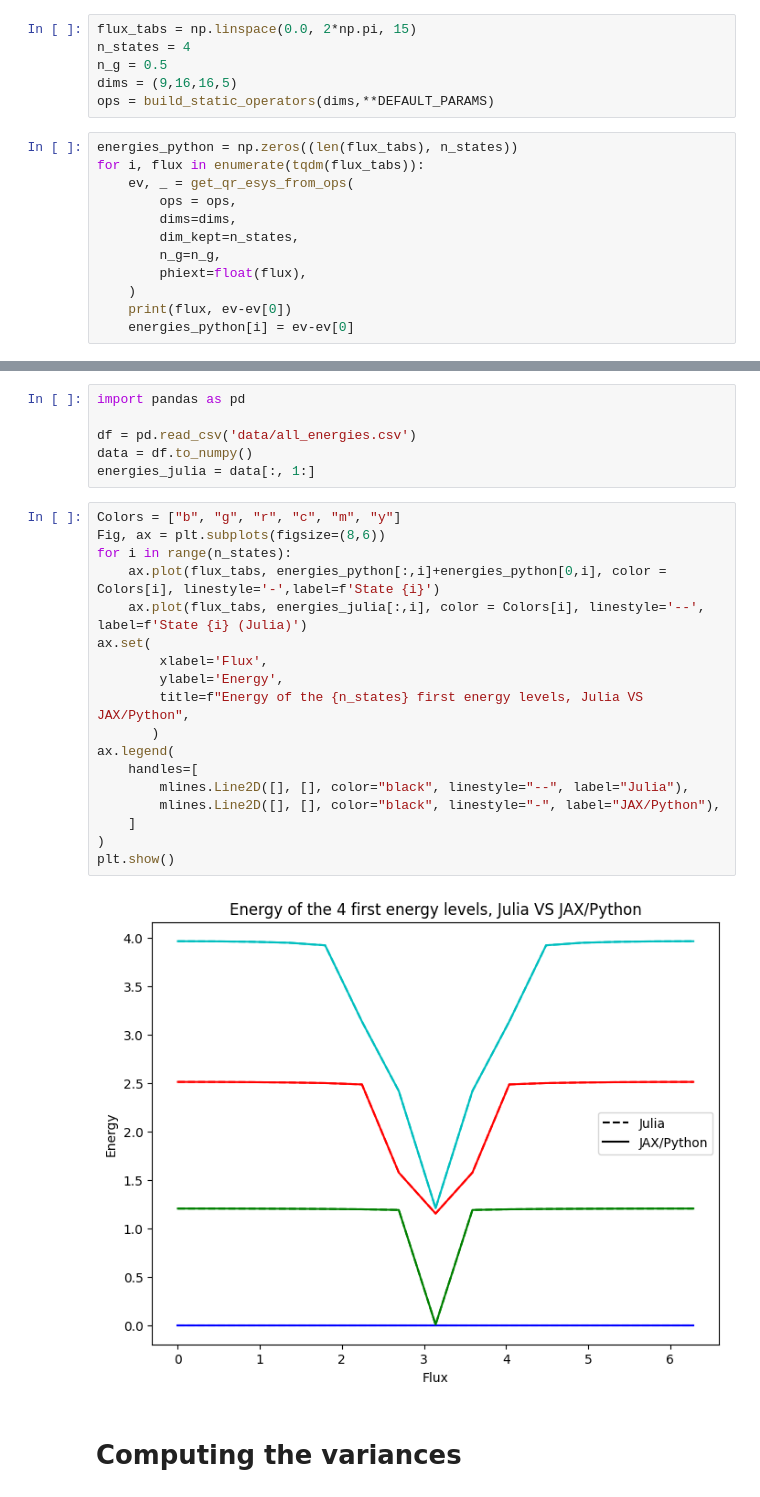
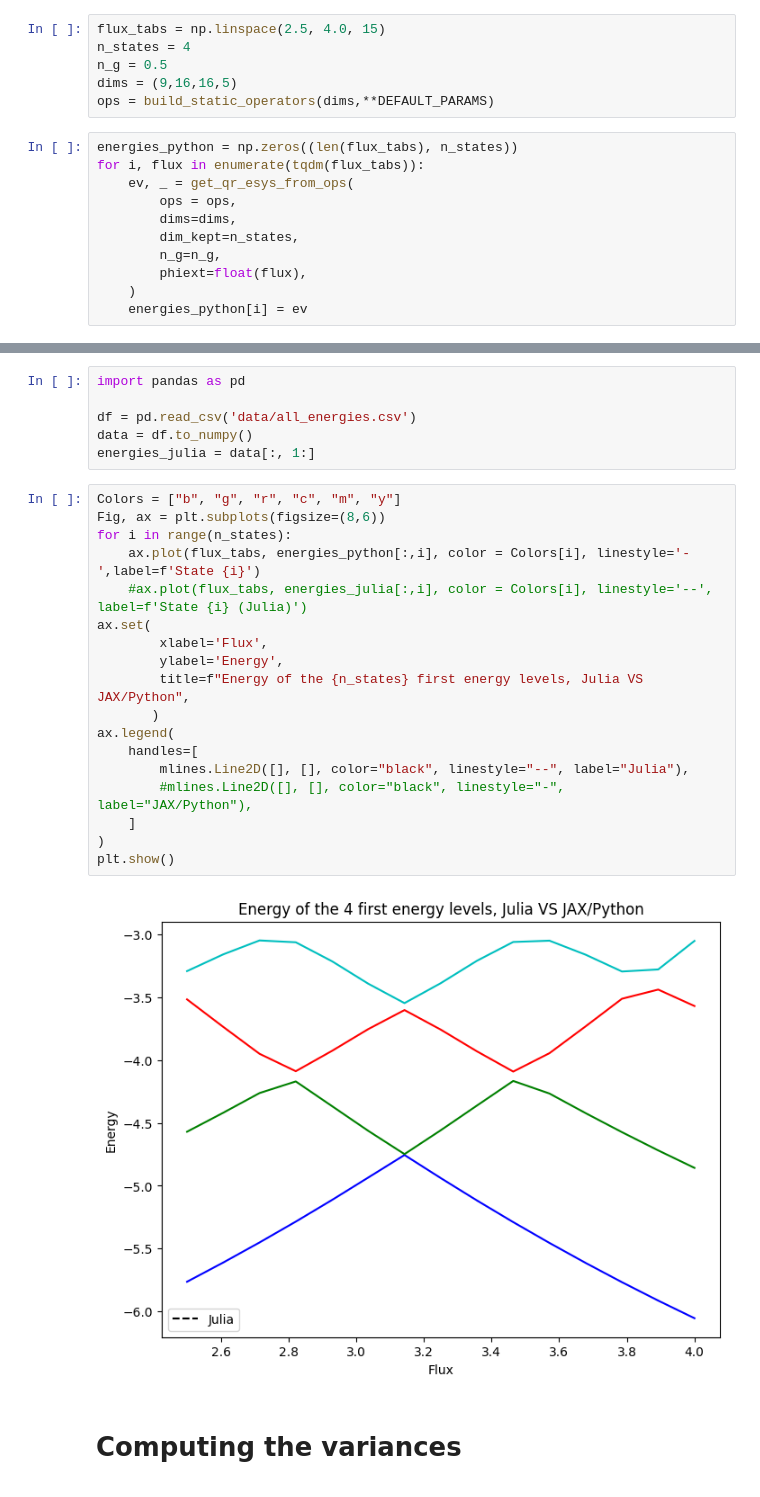
Before and after one commit to GabrielVandersippe/TR-informatique-quantique, a Jupyter notebook: kite/jax_VS_DMRG.ipynb, the cells around one changed output, grey strips where cells are left out. Cells and saved outputs as stored; diff of their text form.

Commit message:
New Plots

```diff
--- a/kite/jax_VS_DMRG.ipynb
+++ b/kite/jax_VS_DMRG.ipynb
@@ -1126,7 +1126,7 @@ from tqdm.notebook import tqdm
 The autoreload extension is already loaded. To reload it, use:
   %reload_ext autoreload
 # %%
-flux_tabs = np.linspace(0.0, 2*np.pi, 15)
+flux_tabs = np.linspace(2.5, 4.0, 15)
 n_states = 4
 n_g = 0.5
 dims = (9,16,16,5)
@@ -1141,5 +1141,4 @@ for i, flux in enumerate(tqdm(flux_tabs)):
         n_g=n_g,
         phiext=float(flux),
     )
-    print(flux, ev-ev[0])
-    energies_python[i] = ev-ev[0]
+    energies_python[i] = ev
@@ -1168,23 +1151,23 @@ energies_julia = data[:, 1:]
 # %%
 Colors = ["b", "g", "r", "c", "m", "y"]
 Fig, ax = plt.subplots(figsize=(8,6))
 for i in range(n_states):
-    ax.plot(flux_tabs, energies_python[:,i]+energies_python[0,i], color = Colors[i], linestyle='-',label=f'State {i}')
-    ax.plot(flux_tabs, energies_julia[:,i], color = Colors[i], linestyle='--', label=f'State {i} (Julia)')
+    ax.plot(flux_tabs, energies_python[:,i], color = Colors[i], linestyle='-',label=f'State {i}')
+    #ax.plot(flux_tabs, energies_julia[:,i], color = Colors[i], linestyle='--', label=f'State {i} (Julia)')
 ax.set(
         xlabel='Flux',
         ylabel='Energy',
         title=f"Energy of the {n_states} first energy levels, Julia VS JAX/Python",
        )
 ax.legend(
     handles=[
         mlines.Line2D([], [], color="black", linestyle="--", label="Julia"),
-        mlines.Line2D([], [], color="black", linestyle="-", label="JAX/Python"),
+        #mlines.Line2D([], [], color="black", linestyle="-", label="JAX/Python"),
     ]
 )
 plt.show()
 # %% [output]
-[figure, old version]
+[figure, new version]
 # %% [markdown]
 # Computing the variances
 # %%
```
Also changed, not shown: parts of 4 cells of this notebook, 11 other files.
